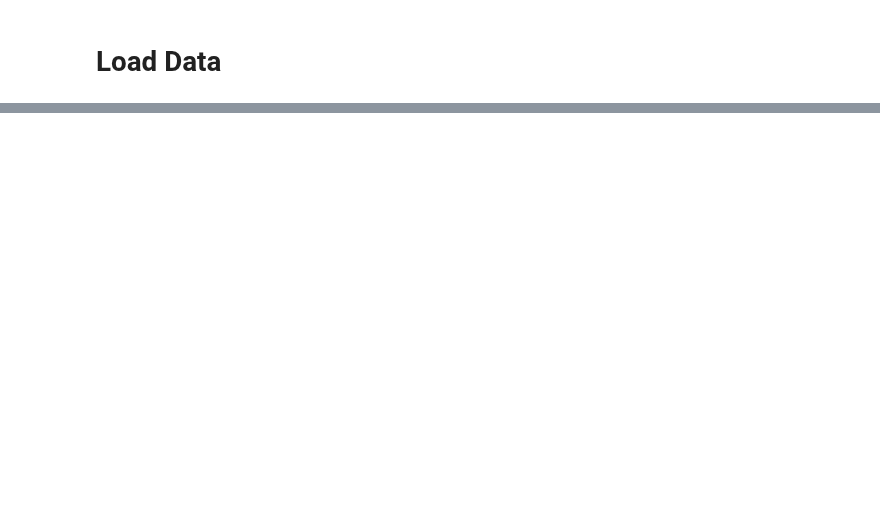
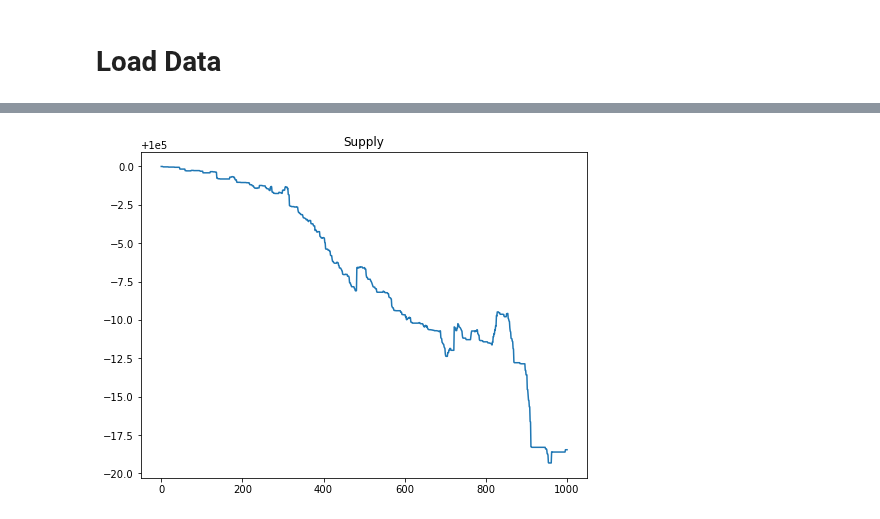
Before and after one commit to overlay-market/overlay-monetary, a Jupyter notebook: notebooks/Agent Based Simulation Performance Analysis.ipynb, the cells around one changed output, grey strips where cells are left out. Drawn from its saved outputs; the diff is of its cells as text; code cells hidden in the pictures; blank space fills up the shorter version.

```diff
--- a/notebooks/Agent Based Simulation Performance Analysis.ipynb
+++ b/notebooks/Agent Based Simulation Performance Analysis.ipynb
@@ -71,8 +88,9 @@ TICKERS = [ETH_USD_TICKER,
 # %%
 ticker_to_time_series_of_prices_map = \
     construct_ticker_to_series_of_prices_map(data_sim_rng=DATA_SIM_RNG,
-                                             time_resolution=TIME_RESOLUTION,
-                                             tickers=TICKERS)
+                                             time_resolution=time_resolution,
+                                             tickers=TICKERS,
+                                             ovl_ticker=OVL_USD_REPLACEMENT_TICKER)
 # %%
 # """
 # Configure visualization elements and instantiate a server
@@ -85,15 +103,14 @@ ticker_to_time_series_of_prices_map = \
 
 
 # Constants
-STEPS_MONTH = int((86400*30) / TIME_RESOLUTION.in_seconds)
-
+steps_per_month = int((24 * 60 * 60 * 30) / time_resolution.in_seconds)
 
 
 total_supply = 100000  # OVL
 base_wealth = 0.0001*100000  # OVL
 base_market_fee = 0.0030
 base_max_leverage = 10.0
-time_liquidity_mine = STEPS_MONTH
+time_liquidity_mine = steps_per_month
 
 # For the first 30 days, emit until reach 100% of total supply; ONLY USE IN LIQUDITIY FOR NOW JUST AS TEST!
 liquidity_supply_emission = [(0.51*total_supply/time_liquidity_mine)*i + 0.285*total_supply
@@ -107,7 +124,7 @@ num_traders = int(total_supply*0.2/base_wealth)
 num_holders = int(total_supply*0.5/base_wealth)
 num_agents = num_arbitrageurs + num_keepers + num_traders + num_holders
 
-liquidity = 0.285*total_supply
+liquidity = 0.285 * total_supply
 treasury = 0.0
 sampling_interval = 240
 
@@ -129,6 +146,13 @@ MODEL_KWARGS = {
     "sampling_interval": sampling_interval,
 }
 
+data_collection_options = \
+    DataCollectionOptions(perform_data_collection=True,
+                          compute_gini_coefficient=False,
+                          compute_wealth=False,
+                          compute_inventory_wealth=False)
+
+
 monetary_model = \
     MonetaryModel(num_arbitrageurs=num_arbitrageurs,
                   num_keepers=num_keepers,
@@ -142,9 +166,9 @@ monetary_model = \
                   liquidity_supply_emission=liquidity_supply_emission,
                   treasury=treasury,
                   sampling_interval=sampling_interval,
-                  collect_data=False)
+                  data_collection_options=data_collection_options)
 # %%
-for i in range(number_of_steps_to_simulate):
+for i in tqdm(range(number_of_steps_to_simulate)):
     monetary_model.step()
 # %%
 def run_model(number_of_steps_to_simulate: int):
@@ -167,0 +204,3 @@ def run_model(number_of_steps_to_simulate: int):
+# %%
+model_vars_df = monetary_model.data_collector.get_model_vars_dataframe()
+model_vars_df.head()
@@ -167,0 +222,6 @@ def run_model(number_of_steps_to_simulate: int):
+# %%
+plt.figure(0, figsize=DEFAULT_FIGURE_SIZE);
+plt.plot(model_vars_df.loc[:, SUPPLY_LABEL]);
+plt.title(SUPPLY_LABEL);
+# %% [output]
+[figure, added]
```
Also changed, not shown: parts of 16 cells of this notebook, 10 other files.
